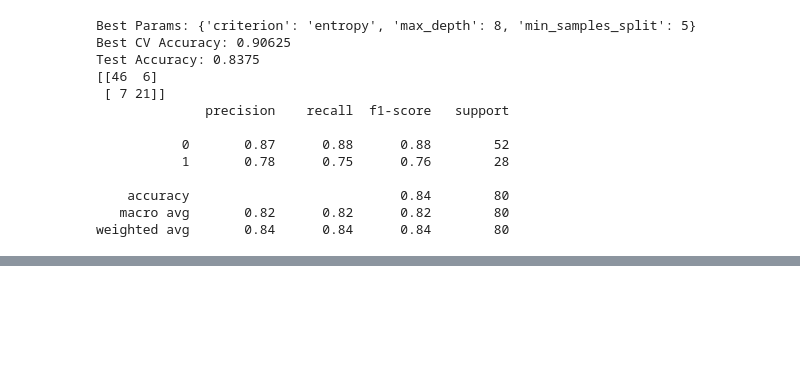
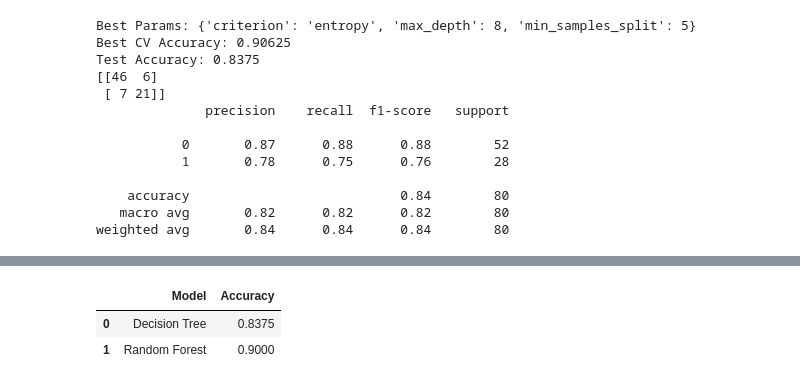
Before and after one commit to saidattaputta/social_media_analysis, a Jupyter notebook: social-media-analysis.ipynb, the cells around one changed output, grey strips where cells are left out. Saved outputs shown, nothing was run; the diff lists cells and outputs as text; code cells hidden in the pictures; blank space fills up the shorter version.

```diff
--- a/social-media-analysis.ipynb
+++ b/social-media-analysis.ipynb
@@ -218,0 +250,10 @@ weighted avg       0.84      0.84      0.84        80
+# %%
+comparison1 = pd.DataFrame({
+    'Model':['Decision Tree', 'Random Forest'],
+    'Accuracy':[accuracy,rf_accuracy]
+})
+comparison1
+# %% [output]
+|  | Model | Accuracy |
+| 0 | Decision Tree | 0.8375 |
+| 1 | Random Forest | 0.9000 |
```
Also changed, not shown: parts of 7 cells of this notebook.
